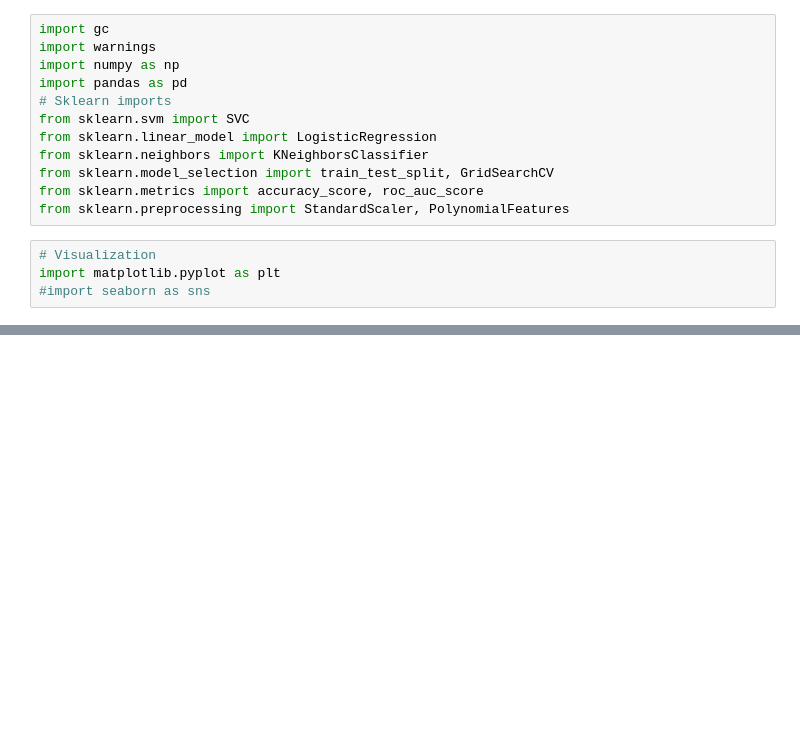
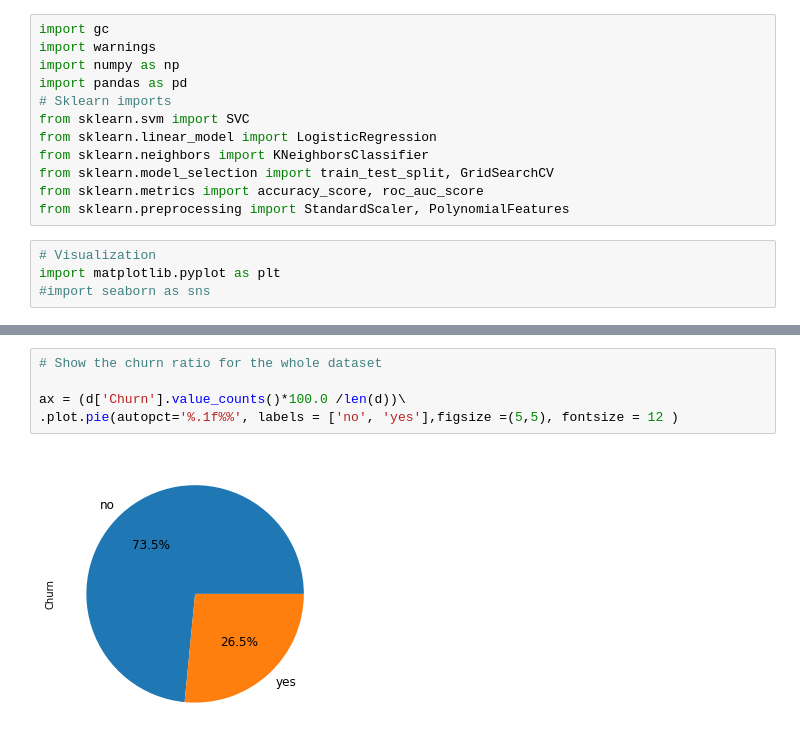
Before and after one commit to syedshahvaiz/Business_Analytics_ETH, a Jupyter notebook: business_analytics/EDA.ipynb, the cells around one changed output, grey strips where cells are left out. Drawn from its saved outputs; the diff is of its cells as text; blank space fills up the shorter version.

```diff
--- a/business_analytics/EDA.ipynb
+++ b/business_analytics/EDA.ipynb
@@ -35 +61,8 @@ import matplotlib.pyplot as plt
+# %%
+# Show the churn ratio for the whole dataset
+
+ax = (d['Churn'].value_counts()*100.0 /len(d))\
+.plot.pie(autopct='%.1f%%', labels = ['no', 'yes'],figsize =(5,5), fontsize = 12 )
+# %% [output]
+[figure, added]
 # %%
```
Also changed, not shown: parts of 17 cells of this notebook.
